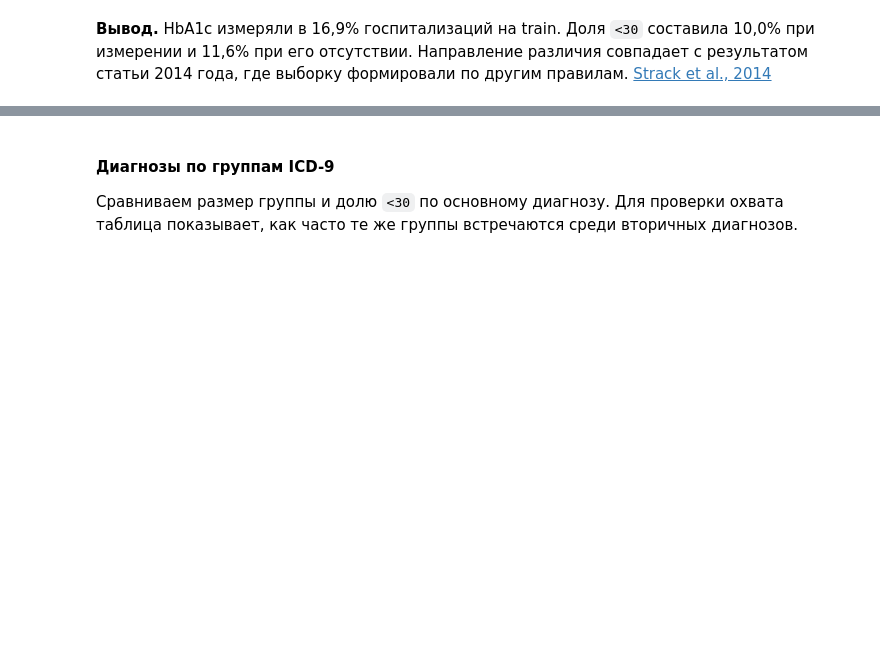
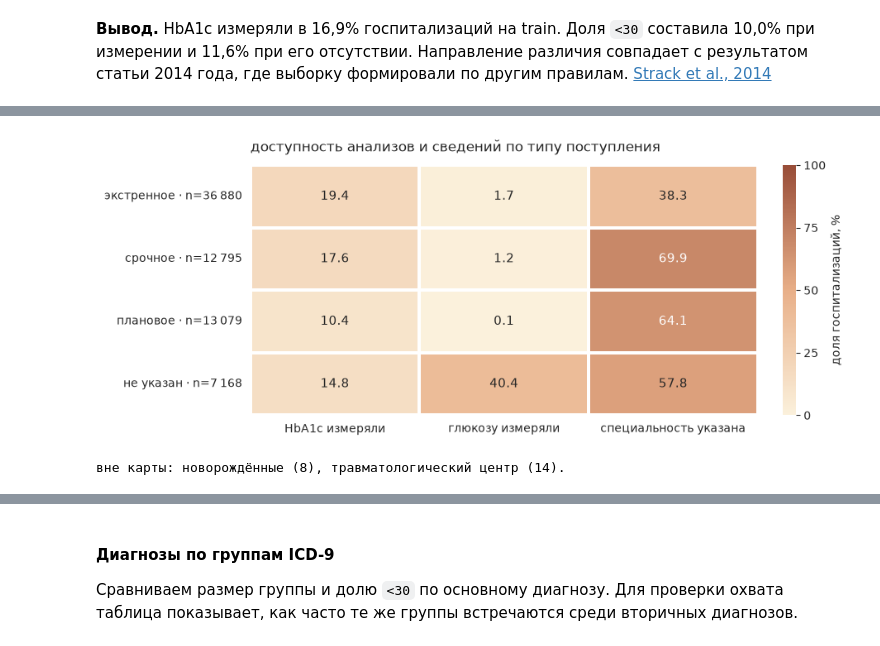
Before and after one commit to FlexonaFFt/cu-ml-diabetes-project, a Jupyter notebook: eda_notebooks/eda_fundamental.ipynb, the cells around one changed output, grey strips where cells are left out. Drawn from its saved outputs; the diff is of its cells as text; code cells hidden in the pictures; blank space fills up the shorter version.

```diff
--- a/eda_notebooks/eda_fundamental.ipynb
+++ b/eda_notebooks/eda_fundamental.ipynb
@@ -470,11 +480,11 @@ a1c_comparison = train.groupby(measured.rename("HbA1c измеряли"))["readm
 
 
 field_labels = {
-    "weight": "Вес", "medical_specialty": "Специальность врача",
-    "payer_code": "Источник оплаты", "race": "Раса",
-    "diag_1": "Основной диагноз", "diag_2": "Второй диагноз", "diag_3": "Третий диагноз",
+    "weight": "вес", "medical_specialty": "специальность врача",
+    "payer_code": "источник оплаты", "race": "раса",
+    "diag_1": "основной диагноз", "diag_2": "второй диагноз", "diag_3": "третий диагноз",
 }
-result_labels = ["Не измеряли", "Норма", ">7%", ">8%"]
+result_labels = ["не измеряли", "норма", ">7%", ">8%"]
 result_colors = ["#9EACC2", "#87B7A8", "#C39DD0", "#A18AC5"]
 
 with sns.axes_style("whitegrid", {"axes.grid.axis": "x"}):
@@ -482,7 +492,7 @@ with sns.axes_style("whitegrid", {"axes.grid.axis": "x"}):
     sns.barplot(x=missing_pct, y=missing_pct.index.map(lambda field: field_labels.get(field, field)),
                 color="#DDC9EF", saturation=1, edgecolor="#AA90C4", width=0.55, ax=missing_ax)
     missing_ax.bar_label(missing_ax.containers[0], fmt="%.2f%%", padding=5, fontsize=9)
-    missing_ax.set(title="Где не хватает данных", xlabel="Доля строк, %", ylabel=None, xlim=(0, 112))
+    missing_ax.set(title="где не хватает данных", xlabel="доля строк, %", ylabel=None, xlim=(0, 112))
 
     rates = a1c_summary["rate"].to_numpy() * 100
     result_ax.hlines(result_labels, 0, rates, colors=result_colors, alpha=0.45, linewidth=3)
@@ -492,12 +502,12 @@ with sns.axes_style("whitegrid", {"axes.grid.axis": "x"}):
         result_ax.annotate(f"{rate:.1%} · n={n:,}", (rate * 100, i),
                            xytext=(7, 0), textcoords="offset points", va="center", fontsize=9)
     result_ax.invert_yaxis()
-    result_ax.set(title="Ранние повторы по результату HbA1c", xlabel="Доля <30, %",
+    result_ax.set(title="ранние повторы по результату HbA1c", xlabel="доля <30, %",
                   ylabel=None, xlim=(0, max(rates) + 6))
     sns.despine(fig=fig, left=True)
 plt.show()
 
-print(f"HbA1c измеряли в {measured.mean():.1%} госпитализаций на train.")
+print(f"доля госпитализаций с измерением HbA1c на train: {measured.mean():.1%}.")
 print(a1c_comparison.to_string(formatters={"n": "{:,}".format, "rate": "{:.2%}".format}))
 # %% [output]
 [figure]
@@ -510,0 +525,41 @@ True           11,838 10.02%
+# %%
+admission_labels = {
+    1: "экстренное", 2: "срочное", 3: "плановое",
+    5: "не указан", 6: "не указан", 8: "не указан",
+}
+admission_type = train["admission_type_id"].map(admission_labels)
+availability = pd.DataFrame({
+    "HbA1c измеряли": train["A1Cresult"].notna() & train["A1Cresult"].ne("None"),
+    "глюкозу измеряли": train["max_glu_serum"].notna() & train["max_glu_serum"].ne("None"),
+    "специальность указана": train["medical_specialty"].notna(),
+})
+admission_order = ["экстренное", "срочное", "плановое", "не указан"]
+admission_sizes = admission_type.value_counts().reindex(admission_order)
+coverage_rates = availability.groupby(admission_type).mean().reindex(admission_order) * 100
+excluded = train.loc[admission_type.isna(), "admission_type_id"].value_counts()
+assert set(excluded.index) <= {4, 7}
+assert admission_sizes.sum() + excluded.sum() == len(train)
+assert coverage_rates.notna().to_numpy().all()
+
+terracotta = sns.blend_palette(["#FBF1DC", "#E8AF88", "#984D38"], as_cmap=True)
+with sns.axes_style("white"):
+    fig, ax = plt.subplots(figsize=(9, 3.65), layout="constrained")
+    sns.heatmap(
+        coverage_rates, annot=True, fmt=".1f", cmap=terracotta, vmin=0, vmax=100,
+        linewidths=1.5, linecolor="white", annot_kws={"fontsize": 11},
+        cbar_kws={"label": "доля госпитализаций, %", "ticks": [0, 25, 50, 75, 100]},
+        ax=ax,
+    )
+    ax.set_title("доступность анализов и сведений по типу поступления", loc="left", pad=12)
+    ax.set_ylabel(None)
+    ax.set_yticks(ax.get_yticks(), [
+        f"{group} · n={n:,}".replace(",", " ") for group, n in admission_sizes.items()
+    ], rotation=0)
+    ax.tick_params(axis="x", labelrotation=0)
+plt.show()
+
+print(f"вне карты: новорождённые ({excluded.get(4, 0)}), "
+      f"травматологический центр ({excluded.get(7, 0)}).")
+# %% [output]
+[figure, added]
+вне карты: новорождённые (8), травматологический центр (14).
```
Also changed, not shown: parts of 32 cells of this notebook.
